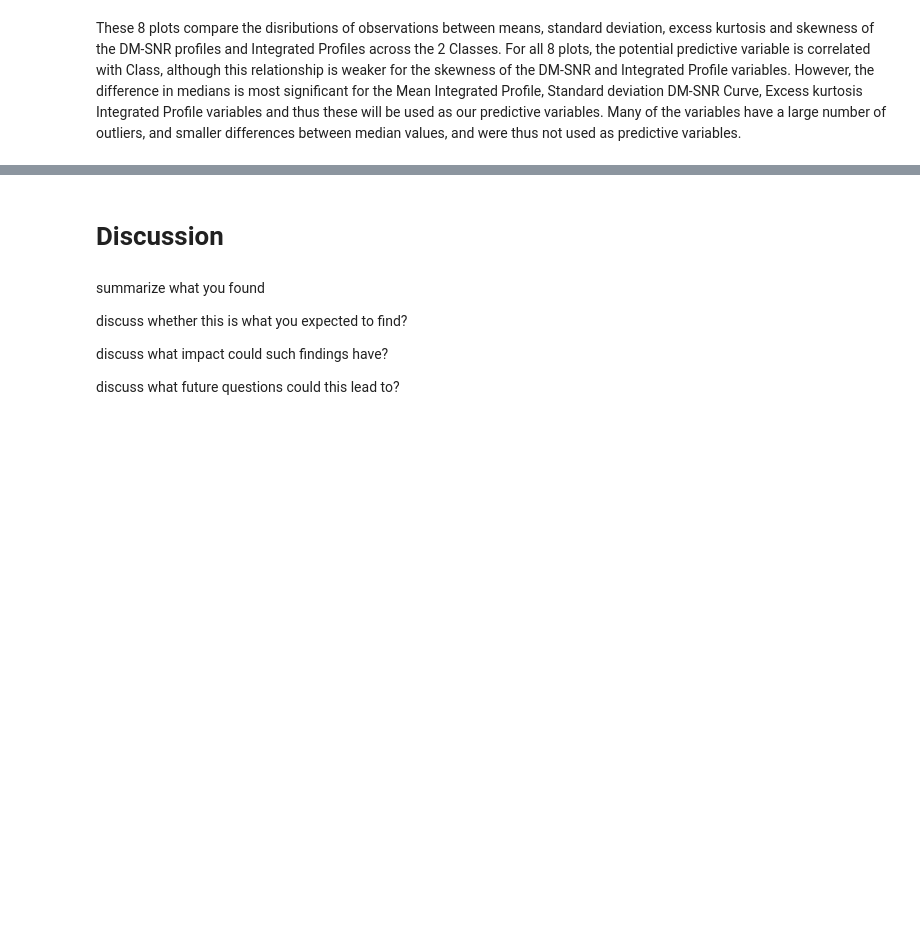
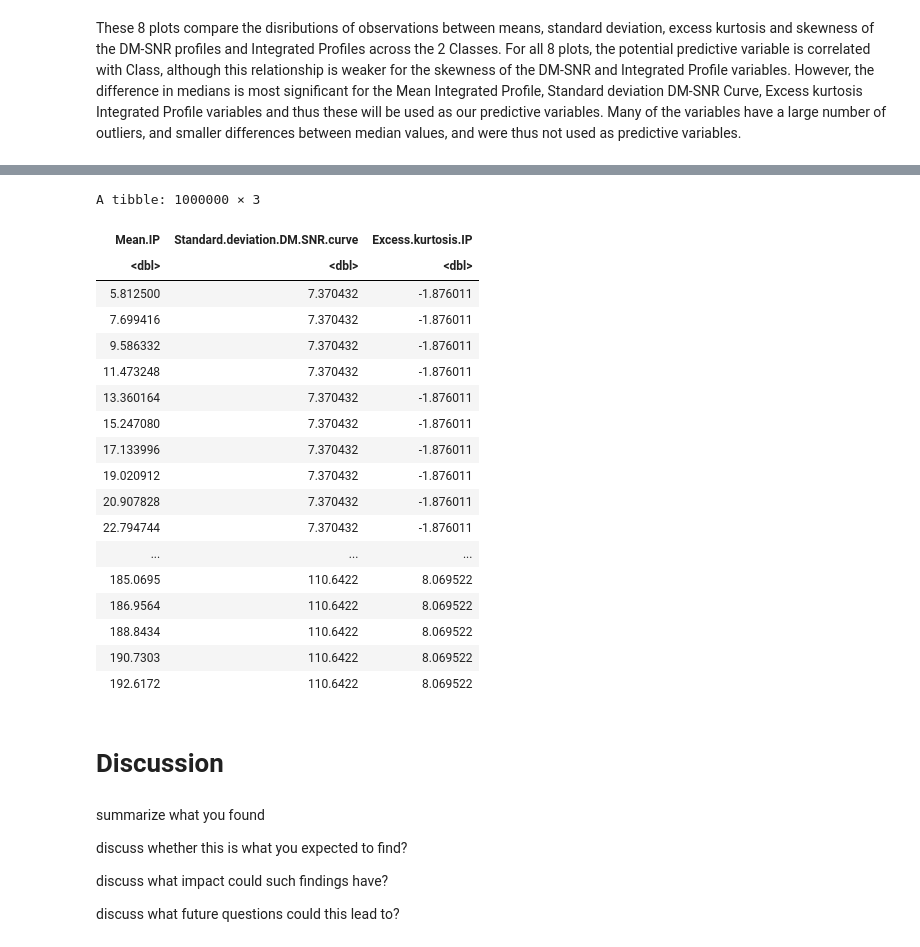
Before and after one commit to saminourji/PulsarStarProject, a Jupyter notebook: Project_Report.ipynb, the cells around one changed output, grey strips where cells are left out. Drawn from its saved outputs; the diff is of its cells as text; code cells hidden in the pictures; blank space fills up the shorter version.

```diff
--- a/Project_Report.ipynb
+++ b/Project_Report.ipynb
@@ -272,5 +353,42 @@ pulsar_conf_mat
 # %%
 ## Visualization
+## Mean.IP+Standard.deviation.DM.SNR.curve+Excess.kurtosis.IP
+mean.ip_grid <- seq(min(pulsar_train$Mean.IP),
+                    max(pulsar_train$Mean.IP),
+                    length.out = 100)
+
+sd.dmsnr_grid <- seq(min(pulsar_train$Standard.deviation.DM.SNR.curve),
+                     max(pulsar_train$Standard.deviation.DM.SNR.curve),
+                     length.out = 100)
+
+ek.ip_grid <- seq(min(pulsar_train$Excess.kurtosis.IP),
+                  max(pulsar_train$Excess.kurtosis.IP),
+                  length.out = 100)
+
+grid <- as_tibble(expand.grid(Mean.IP = mean.ip_grid,
+                             Standard.deviation.DM.SNR.curve = sd.dmsnr_grid,
+                             Excess.kurtosis.IP = ek.ip_grid))
+grid
+# %% [output]
+A tibble: 1000000 × 3
+| Mean.IP | Standard.deviation.DM.SNR.curve | Excess.kurtosis.IP |
+| <dbl> | <dbl> | <dbl> |
+| 5.812500 | 7.370432 | -1.876011 |
+| 7.699416 | 7.370432 | -1.876011 |
+| 9.586332 | 7.370432 | -1.876011 |
+| 11.473248 | 7.370432 | -1.876011 |
+| 13.360164 | 7.370432 | -1.876011 |
+| 15.247080 | 7.370432 | -1.876011 |
+| 17.133996 | 7.370432 | -1.876011 |
+| 19.020912 | 7.370432 | -1.876011 |
+| 20.907828 | 7.370432 | -1.876011 |
+| 22.794744 | 7.370432 | -1.876011 |
+| ... | ... | ... |
+| 185.0695 | 110.6422 | 8.069522 |
+| 186.9564 | 110.6422 | 8.069522 |
+| 188.8434 | 110.6422 | 8.069522 |
+| 190.7303 | 110.6422 | 8.069522 |
+| 192.6172 | 110.6422 | 8.069522 |
 # %% [markdown]
 # Discussion
 # %% [markdown]
```
Also changed, not shown: parts of 12 cells of this notebook.
